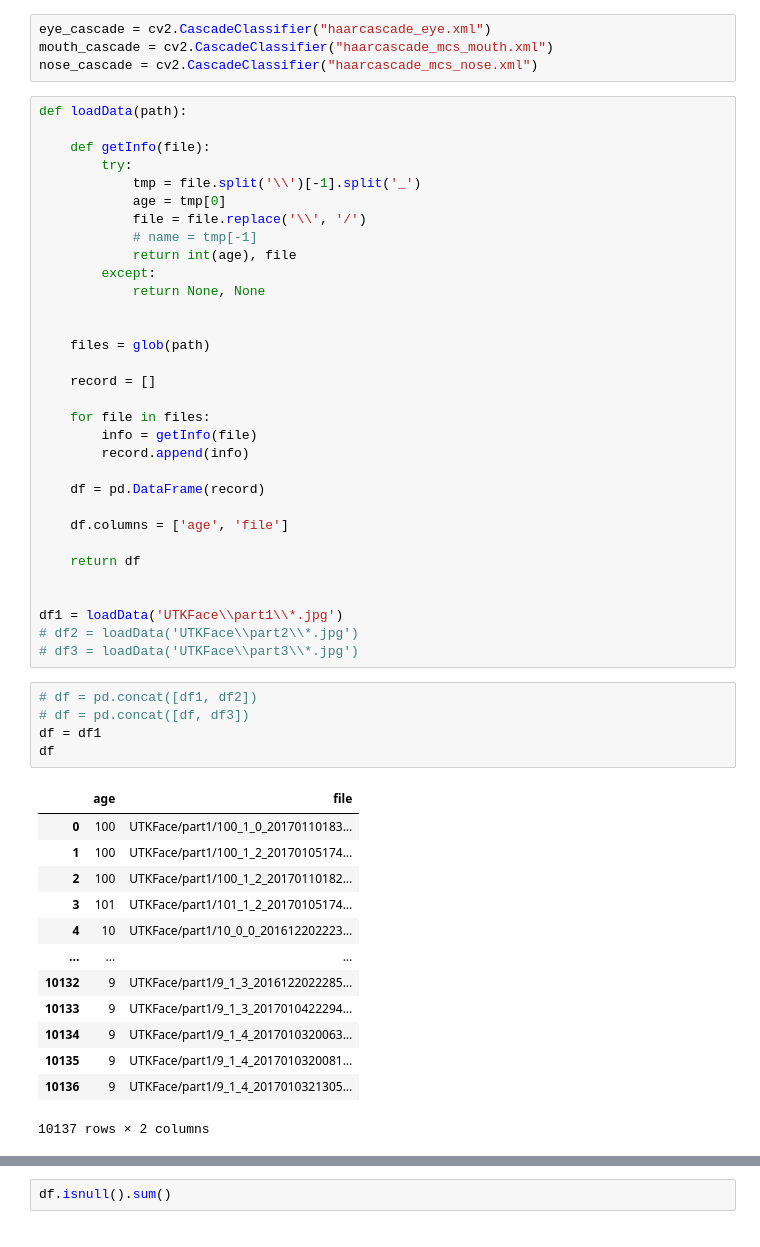
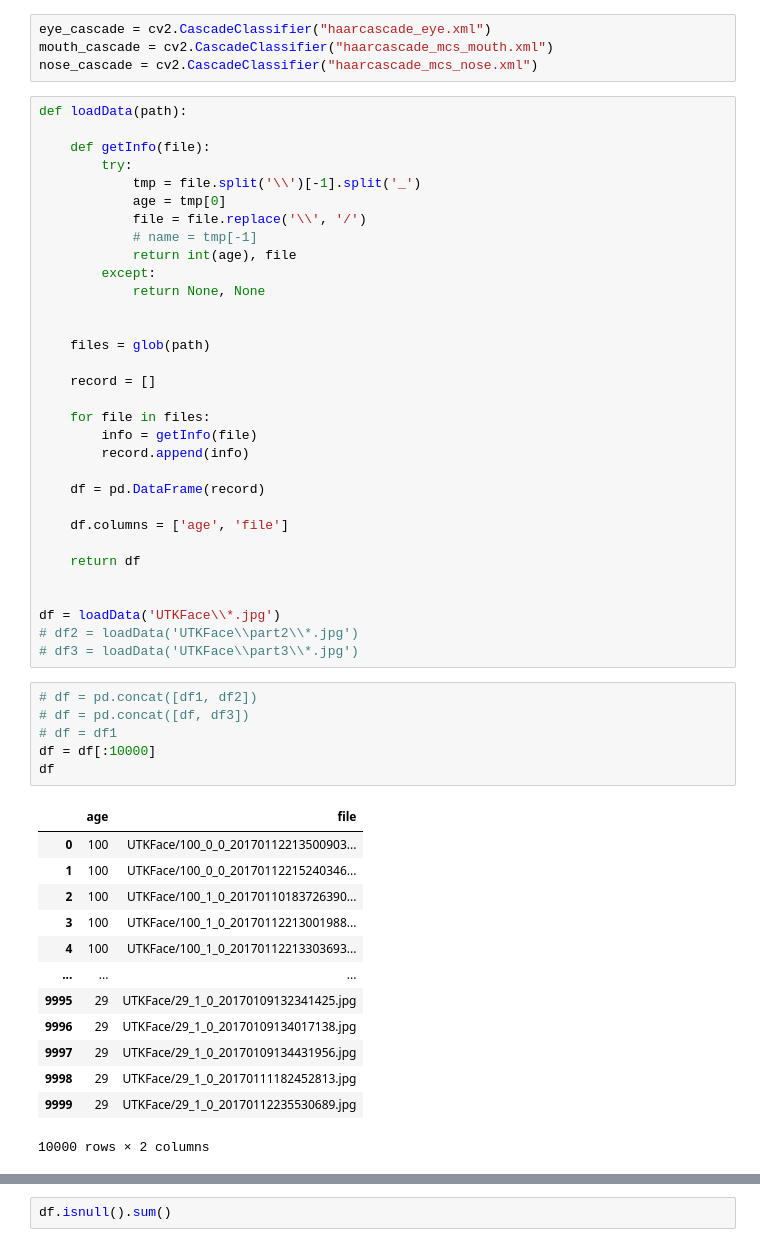
Before and after one commit to eggtower/facialageCNN, a Jupyter notebook: feature_detect.ipynb, the cells around one changed output, grey strips where cells are left out. Cells and saved outputs as stored; diff of their text form.

```diff
--- a/feature_detect.ipynb
+++ b/feature_detect.ipynb
@@ -38,28 +38,29 @@ def loadData(path):
     return df
 
 
-df1 = loadData('UTKFace\\part1\\*.jpg')
+df = loadData('UTKFace\\*.jpg')
 # df2 = loadData('UTKFace\\part2\\*.jpg')
 # df3 = loadData('UTKFace\\part3\\*.jpg')
 # %%
 # df = pd.concat([df1, df2])
 # df = pd.concat([df, df3])
-df = df1
+# df = df1
+df = df[:10000]
 df
 # %% [output]
 |  | age | file |
-| 0 | 100 | UTKFace/part1/100_1_0_20170110183... |
-| 1 | 100 | UTKFace/part1/100_1_2_20170105174... |
-| 2 | 100 | UTKFace/part1/100_1_2_20170110182... |
-| 3 | 101 | UTKFace/part1/101_1_2_20170105174... |
-| 4 | 10 | UTKFace/part1/10_0_0_201612202223... |
+| 0 | 100 | UTKFace/100_0_0_20170112213500903... |
+| 1 | 100 | UTKFace/100_0_0_20170112215240346... |
+| 2 | 100 | UTKFace/100_1_0_20170110183726390... |
+| 3 | 100 | UTKFace/100_1_0_20170112213001988... |
+| 4 | 100 | UTKFace/100_1_0_20170112213303693... |
 | ... | ... | ... |
-| 10132 | 9 | UTKFace/part1/9_1_3_2016122022285... |
-| 10133 | 9 | UTKFace/part1/9_1_3_2017010422294... |
-| 10134 | 9 | UTKFace/part1/9_1_4_2017010320063... |
-| 10135 | 9 | UTKFace/part1/9_1_4_2017010320081... |
-| 10136 | 9 | UTKFace/part1/9_1_4_2017010321305... |
+| 9995 | 29 | UTKFace/29_1_0_20170109132341425.jpg |
+| 9996 | 29 | UTKFace/29_1_0_20170109134017138.jpg |
+| 9997 | 29 | UTKFace/29_1_0_20170109134431956.jpg |
+| 9998 | 29 | UTKFace/29_1_0_20170111182452813.jpg |
+| 9999 | 29 | UTKFace/29_1_0_20170112235530689.jpg |
-10137 rows × 2 columns
+10000 rows × 2 columns
 # %%
 df.info()
 # %% [output]
```
Also changed, not shown: parts of 11 cells of this notebook.
